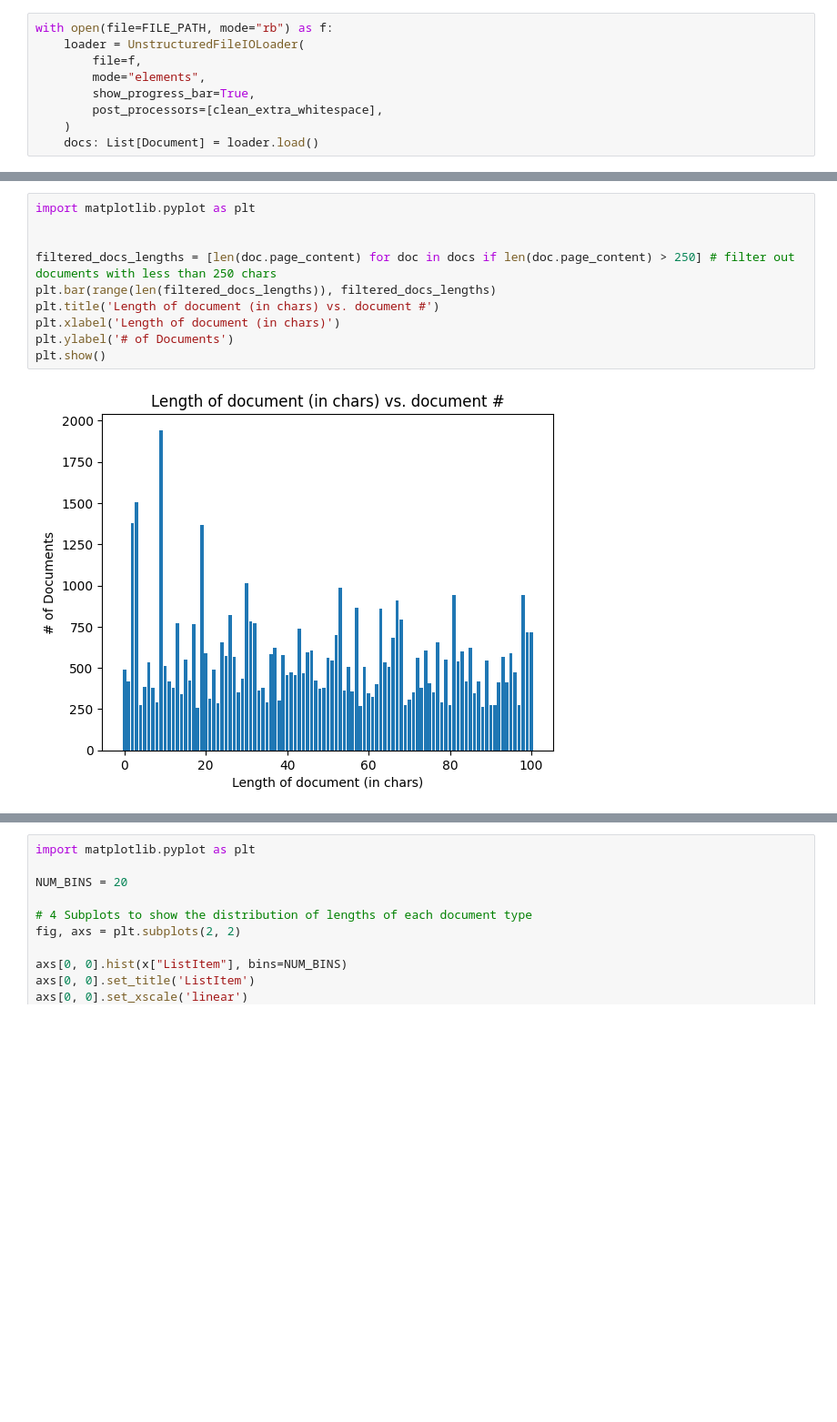
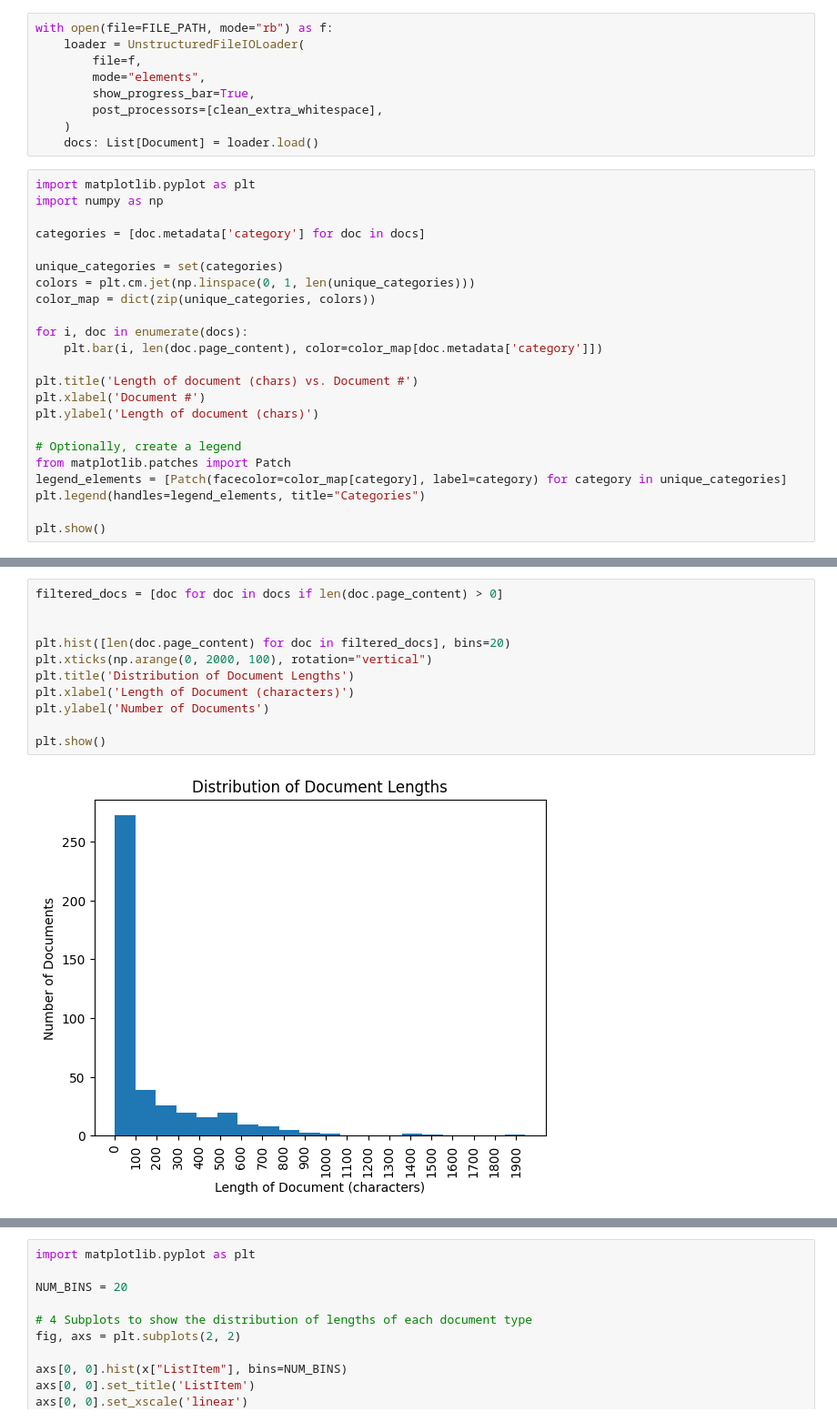
Before and after one commit to DarkHawk727/YARA, a Jupyter notebook: RAG-implementation.ipynb, the cells around one changed output, grey strips where cells are left out. Shown at 91% size. Drawn from its saved outputs; the diff is of its cells as text; blank space fills up the shorter version.

```diff
--- a/RAG-implementation.ipynb
+++ b/RAG-implementation.ipynb
@@ -41,3 +41,26 @@ with open(file=FILE_PATH, mode="rb") as f:
         post_processors=[clean_extra_whitespace],
     )
     docs: List[Document] = loader.load()
+# %%
+import matplotlib.pyplot as plt
+import numpy as np
+
+categories = [doc.metadata['category'] for doc in docs]
+
+unique_categories = set(categories)
+colors = plt.cm.jet(np.linspace(0, 1, len(unique_categories)))
+color_map = dict(zip(unique_categories, colors))
+
+for i, doc in enumerate(docs):
+    plt.bar(i, len(doc.page_content), color=color_map[doc.metadata['category']])
+
+plt.title('Length of document (chars) vs. Document #')
+plt.xlabel('Document #')
+plt.ylabel('Length of document (chars)')
+
+# Optionally, create a legend
+from matplotlib.patches import Patch
+legend_elements = [Patch(facecolor=color_map[category], label=category) for category in unique_categories]
+plt.legend(handles=legend_elements, title="Categories")
+
+plt.show()
@@ -44,12 +69,13 @@ with open(file=FILE_PATH, mode="rb") as f:
 # %%
-import matplotlib.pyplot as plt
+filtered_docs = [doc for doc in docs if len(doc.page_content) > 0]
 
 
-filtered_docs_lengths = [len(doc.page_content) for doc in docs if len(doc.page_content) > 250] # filter out documents with less than 250 chars
-plt.bar(range(len(filtered_docs_lengths)), filtered_docs_lengths)
-plt.title('Length of document (in chars) vs. document #')
-plt.xlabel('Length of document (in chars)')
-plt.ylabel('# of Documents')
+plt.hist([len(doc.page_content) for doc in filtered_docs], bins=20)
+plt.xticks(np.arange(0, 2000, 100), rotation="vertical")
+plt.title('Distribution of Document Lengths')
+plt.xlabel('Length of Document (characters)')
+plt.ylabel('Number of Documents')
+
 plt.show()
 # %% [output]
-[figure, old version]
+[figure, new version]
```
Also changed, not shown: parts of 2 cells of this notebook.
